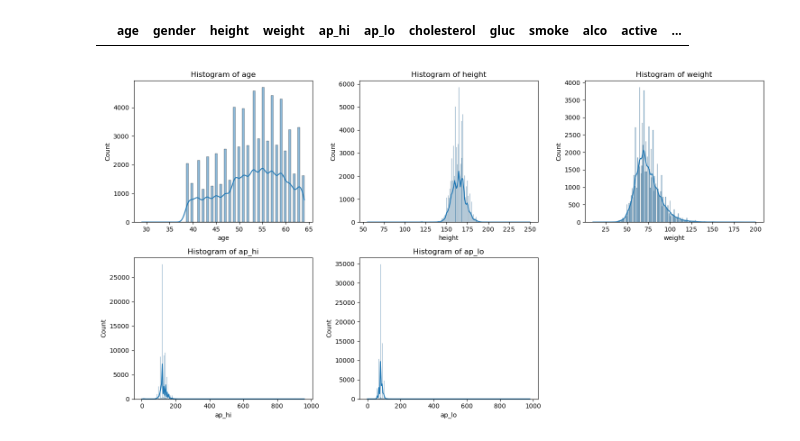
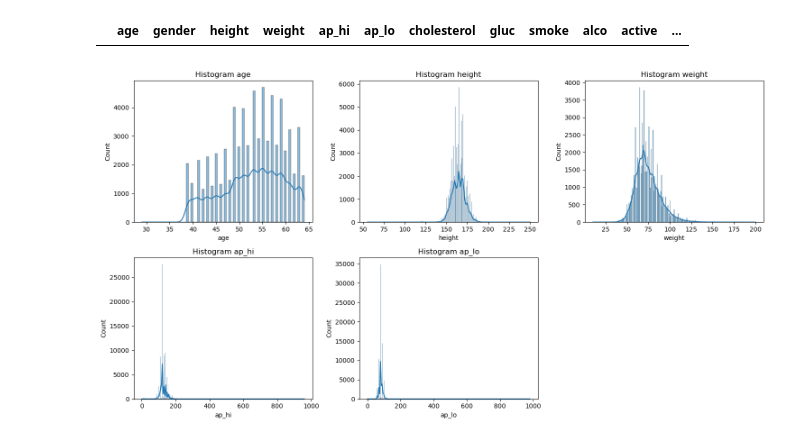
Before and after one commit to FaradayB/Hacktiv8-Assignments, a Jupyter notebook: Mini Project 2/mini_project_2_FaradayBarrFatahillah.ipynb, the cells around one changed output. Cells and saved outputs as stored; diff of their text form; code cells hidden in the pictures.

```diff
--- a/Mini Project 2/mini_project_2_FaradayBarrFatahillah.ipynb
+++ b/Mini Project 2/mini_project_2_FaradayBarrFatahillah.ipynb
@@ -132,3 +142,15 @@ df.describe()
 | 50% | 53.000000 | 0.000000 | 165.000000 | 72.000000 | 120.000000 | 80.000000 | 1.000000 | 1.000000 | 0.000000 | 0.000000 | 1.000000 | ... |
 | 75% | 58.000000 | 1.000000 | 170.000000 | 82.000000 | 140.000000 | 90.000000 | 2.000000 | 1.000000 | 0.000000 | 0.000000 | 1.000000 | ... |
 | max | 64.000000 | 1.000000 | 250.000000 | 200.000000 | 16020.000000 | 11000.000000 | 3.000000 | 3.000000 | 1.000000 | 1.000000 | 1.000000 | ... |
+# %%
+numerik = ['age', 'height', 'weight', 'ap_hi', 'ap_lo']
+
+for col in numerik:
+    print(f'Mean {col}: {df[col].mean()}')
+    print(f'Median {col}: {df[col].median()}')
+    print(f'Mode {col}: {df[col].mode()[0]}')
+    print(f'Std {col}: {df[col].std()}')
+    print(f'Q1 {col}: {df[col].quantile(0.25)}')
+    print(f'Q3 {col}: {df[col].quantile(0.75)}')
+    print(f'IQR {col}: {df[col].quantile(0.75) - df[col].quantile(0.25)}')
+    print('')
@@ -194,19 +234,16 @@ df.query('ap_hi == 11000')
 # %% [output]
 |  | age | gender | height | weight | ap_hi | ap_lo | cholesterol | gluc | smoke | alco | active | ... |
 # %%
-numerik = ['age', 'height', 'weight', 'ap_hi', 'ap_lo']
-
 fig, axes = plt.subplots(2, 3, figsize=(15, 8))
 axes = axes.flatten()
 
 for i, col in enumerate(numerik):
     sns.histplot(df[col], kde=True, ax=axes[i])
-    axes[i].set_title(f'Histogram of {col}')
+    axes[i].set_title(f'Histogram {col}')
 
-# Remove empty subplot
 fig.delaxes(axes[5])
 
 plt.tight_layout()
 plt.show()
 # %% [output]
-[figure, old version]
+[figure, new version]
```
Also changed, not shown: parts of 9 cells of this notebook, 10 other files.
